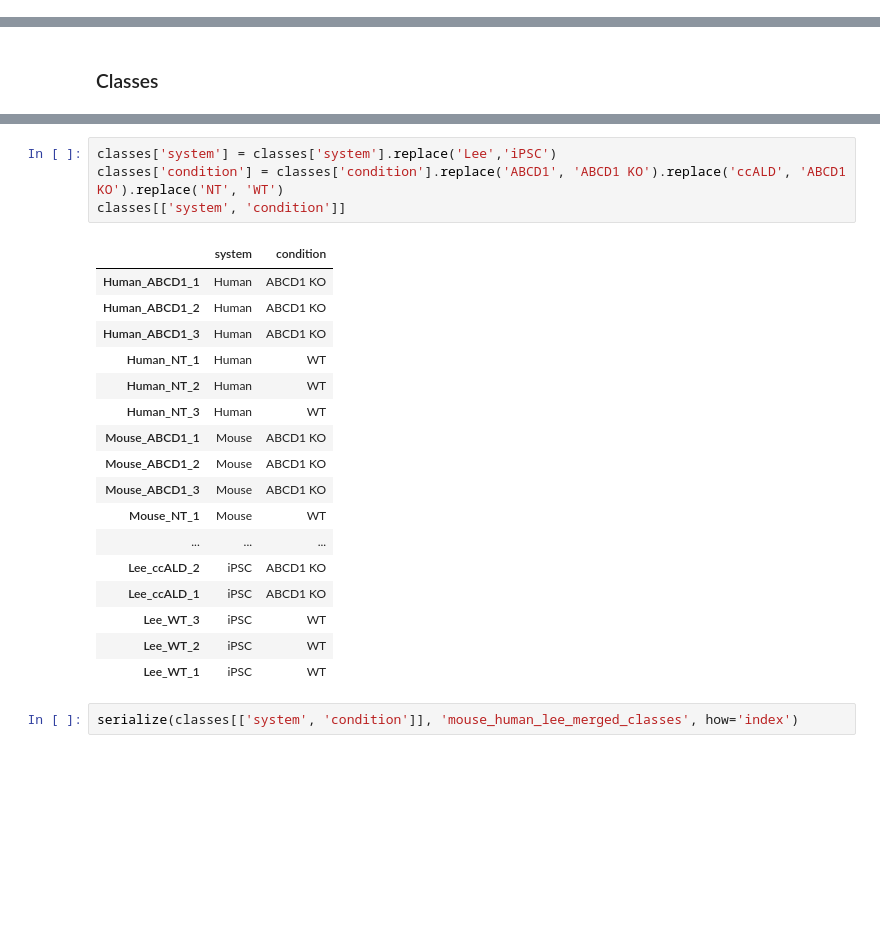
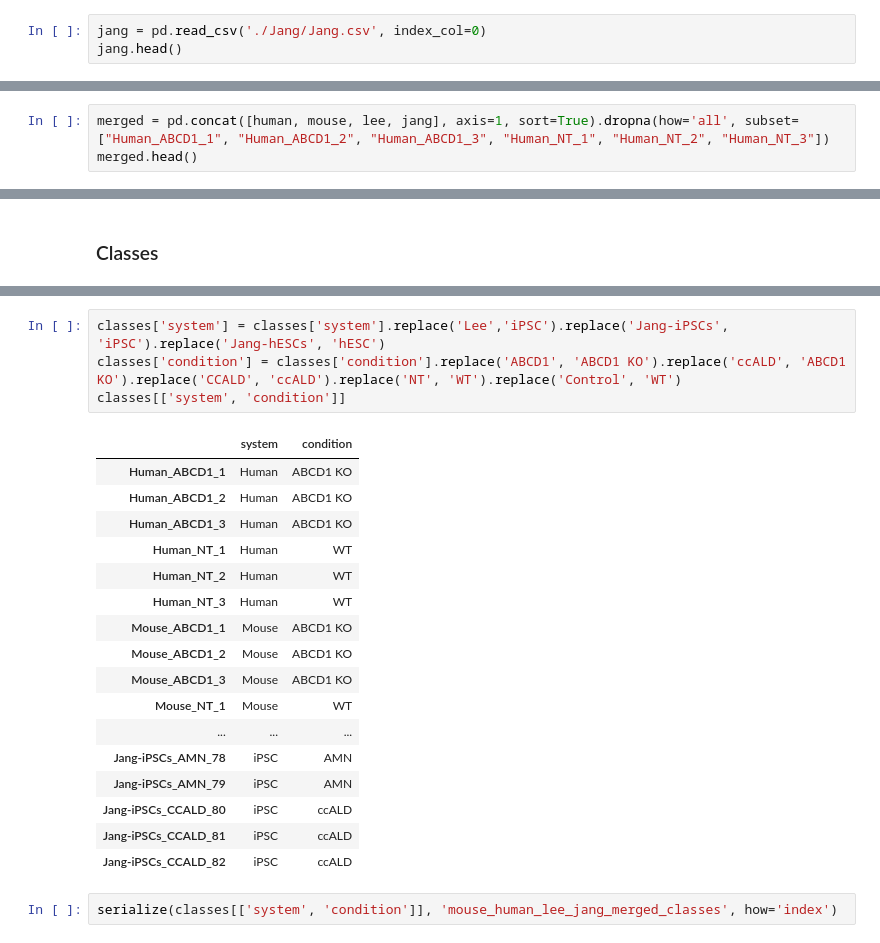
Before and after one commit to Musolino-Lab/ABCD1-KO-Transcriptome, a Jupyter notebook: Serialize_DESeq_Data_to_JSON.ipynb, the cells around one changed output, grey strips where cells are left out. Drawn from its saved outputs; the diff is of its cells as text; blank space fills up the shorter version.

```diff
--- a/Serialize_DESeq_Data_to_JSON.ipynb
+++ b/Serialize_DESeq_Data_to_JSON.ipynb
@@ -199,0 +202,3 @@ serialize(merged, 'mouse_human_lee_merged_counts')
+# %%
+jang = pd.read_csv('./Jang/Jang.csv', index_col=0)
+jang.head()
@@ -199,0 +212,3 @@ serialize(merged, 'mouse_human_lee_merged_counts')
+# %%
+merged = pd.concat([human, mouse, lee, jang], axis=1, sort=True).dropna(how='all', subset=["Human_ABCD1_1", "Human_ABCD1_2", "Human_ABCD1_3", "Human_NT_1", "Human_NT_2", "Human_NT_3"])
+merged.head()
@@ -224,24 +249,24 @@ classes
 # %%
-classes['system'] = classes['system'].replace('Lee','iPSC')
-classes['condition'] = classes['condition'].replace('ABCD1', 'ABCD1 KO').replace('ccALD', 'ABCD1 KO').replace('NT', 'WT')
+classes['system'] = classes['system'].replace('Lee','iPSC').replace('Jang-iPSCs', 'iPSC').replace('Jang-hESCs', 'hESC')
+classes['condition'] = classes['condition'].replace('ABCD1', 'ABCD1 KO').replace('ccALD', 'ABCD1 KO').replace('CCALD', 'ccALD').replace('NT', 'WT').replace('Control', 'WT')
 classes[['system', 'condition']]
 # %% [output]
 |  | system | condition |
 | Human_ABCD1_1 | Human | ABCD1 KO |
 | Human_ABCD1_2 | Human | ABCD1 KO |
 | Human_ABCD1_3 | Human | ABCD1 KO |
 | Human_NT_1 | Human | WT |
 | Human_NT_2 | Human | WT |
 | Human_NT_3 | Human | WT |
 | Mouse_ABCD1_1 | Mouse | ABCD1 KO |
 | Mouse_ABCD1_2 | Mouse | ABCD1 KO |
 | Mouse_ABCD1_3 | Mouse | ABCD1 KO |
 | Mouse_NT_1 | Mouse | WT |
 | ... | ... | ... |
-| Lee_ccALD_2 | iPSC | ABCD1 KO |
-| Lee_ccALD_1 | iPSC | ABCD1 KO |
-| Lee_WT_3 | iPSC | WT |
-| Lee_WT_2 | iPSC | WT |
-| Lee_WT_1 | iPSC | WT |
+| Jang-iPSCs_AMN_78 | iPSC | AMN |
+| Jang-iPSCs_AMN_79 | iPSC | AMN |
+| Jang-iPSCs_CCALD_80 | iPSC | ccALD |
+| Jang-iPSCs_CCALD_81 | iPSC | ccALD |
+| Jang-iPSCs_CCALD_82 | iPSC | ccALD |
 # %%
-serialize(classes[['system', 'condition']], 'mouse_human_lee_merged_classes', how='index')
+serialize(classes[['system', 'condition']], 'mouse_human_lee_jang_merged_classes', how='index')
```
Also changed, not shown: parts of 5 cells of this notebook, 5 other files.
